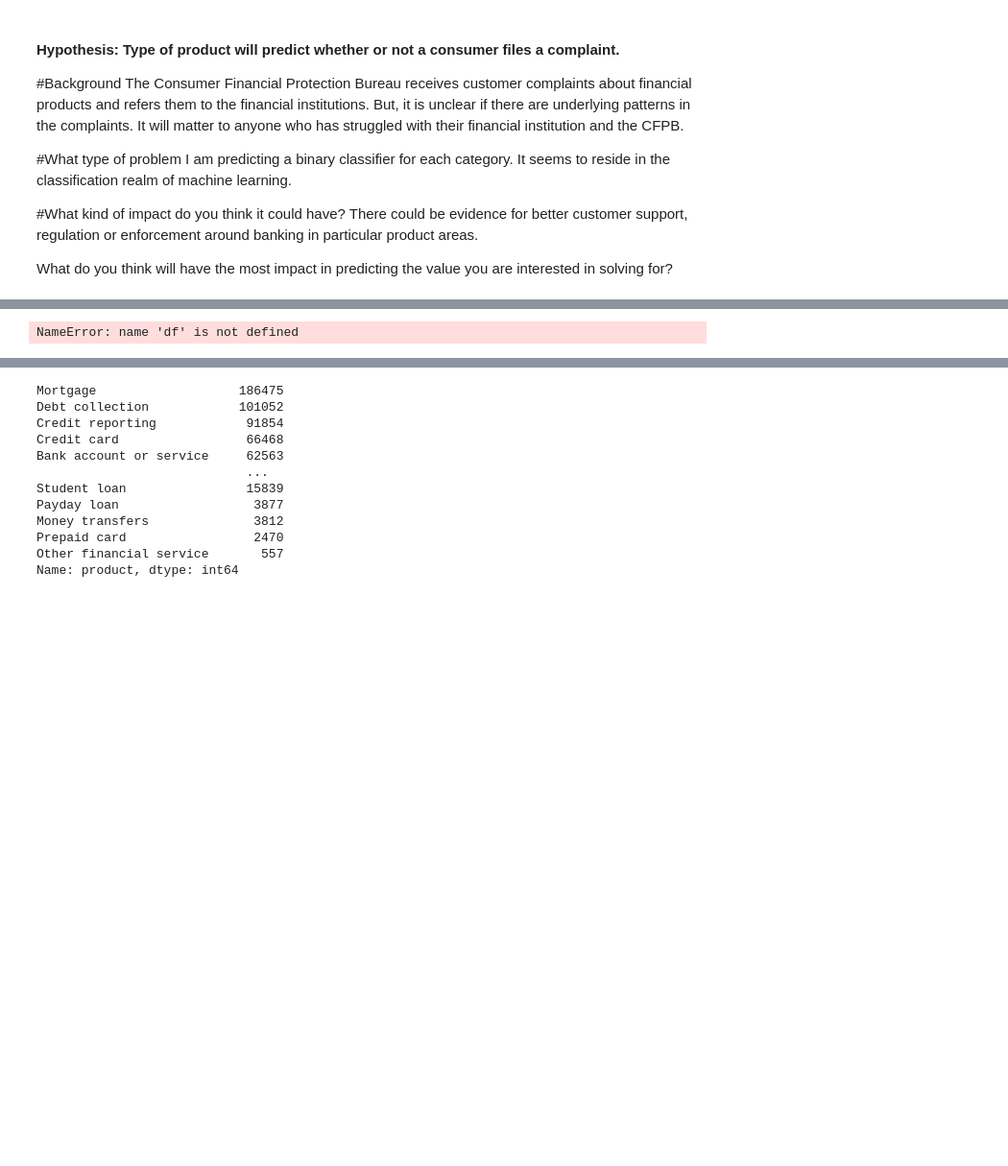
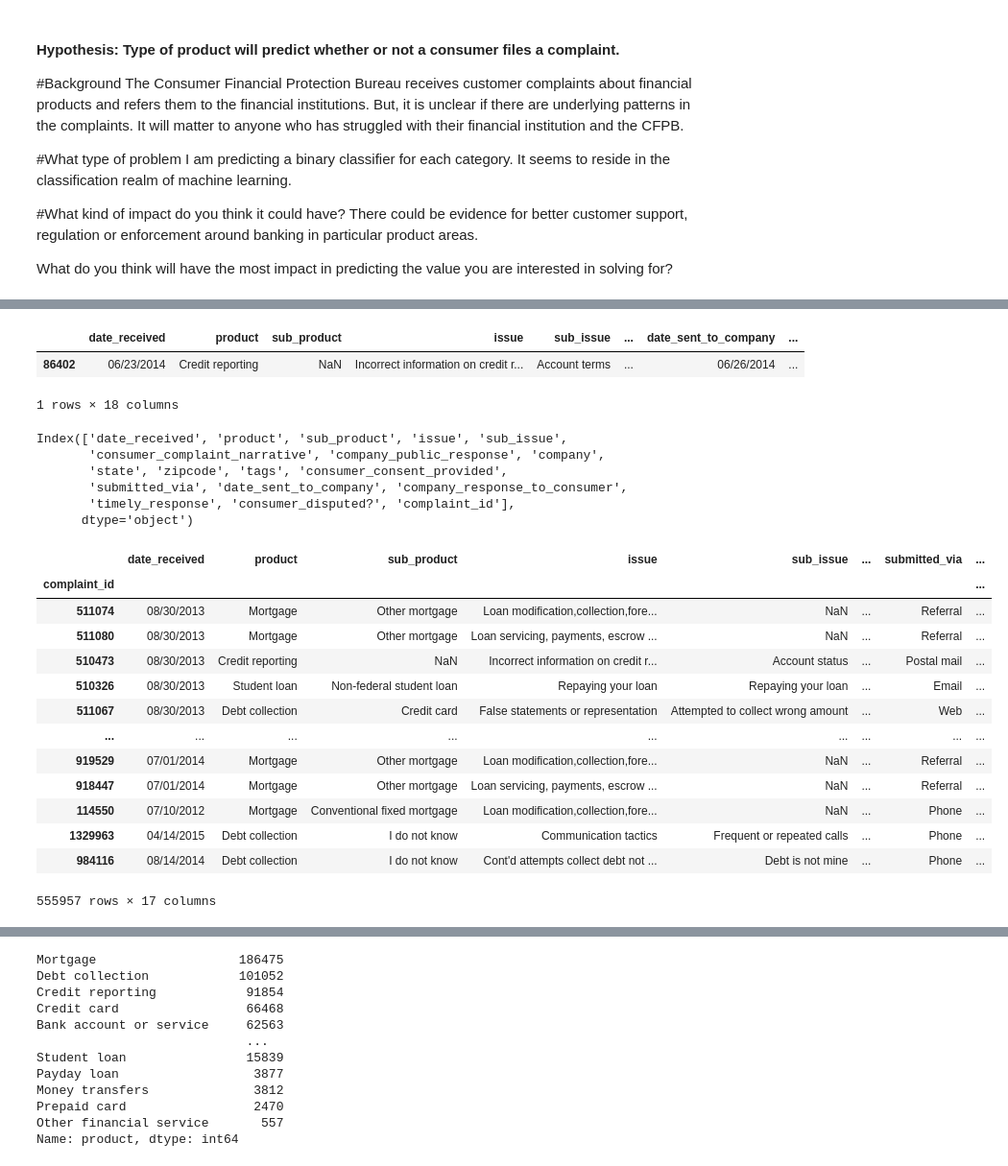
Before and after one commit to Alannna/DS-SF-34, a Jupyter notebook: final-project/2/FinalProject-EDA.ipynb, the cells around one changed output, grey strips where cells are left out. Shown at 96% size. Drawn from its saved outputs; the diff is of its cells as text; code cells hidden in the pictures; blank space fills up the shorter version.

```diff
--- a/final-project/2/FinalProject-EDA.ipynb
+++ b/final-project/2/FinalProject-EDA.ipynb
@@ -25,4 +25,4 @@ There could be evidence for better customer support, regulation or enforcement a
 
 What do you think will have the most impact in predicting the value you are interested in solving for?
 # %%
-df = pd.read_csv(os.path.join('..',"data","consumer_complaints.csv"))
+df = pd.read_csv(os.path.join('..',"data","consumer_complaints.csv.gz"))
@@ -33,11 +39,39 @@ df.head()
+# %%
+df.sample(n = 1%10)
+# %% [output]
+|  | date_received | product | sub_product | issue | sub_issue | ... | date_sent_to_company | ... |
+| 86402 | 06/23/2014 | Credit reporting | NaN | Incorrect information on credit r... | Account terms | ... | 06/26/2014 | ... |
+1 rows × 18 columns
 # %%
 #what columns do we have
 df.columns
+# %% [output]
+Index(['date_received', 'product', 'sub_product', 'issue', 'sub_issue',
+       'consumer_complaint_narrative', 'company_public_response', 'company',
+       'state', 'zipcode', 'tags', 'consumer_consent_provided',
+       'submitted_via', 'date_sent_to_company', 'company_response_to_consumer',
+       'timely_response', 'consumer_disputed?', 'complaint_id'],
+      dtype='object')
+# %%
+df
+# %% [output]
+|  | date_received | product | sub_product | issue | sub_issue | ... | submitted_via | ... |
+| complaint_id |  |  |  |  |  |  |  | ... |
+| 511074 | 08/30/2013 | Mortgage | Other mortgage | Loan modification,collection,fore... | NaN | ... | Referral | ... |
+| 511080 | 08/30/2013 | Mortgage | Other mortgage | Loan servicing, payments, escrow ... | NaN | ... | Referral | ... |
+| 510473 | 08/30/2013 | Credit reporting | NaN | Incorrect information on credit r... | Account status | ... | Postal mail | ... |
+| 510326 | 08/30/2013 | Student loan | Non-federal student loan | Repaying your loan | Repaying your loan | ... | Email | ... |
+| 511067 | 08/30/2013 | Debt collection | Credit card | False statements or representation | Attempted to collect wrong amount | ... | Web | ... |
+| ... | ... | ... | ... | ... | ... | ... | ... | ... |
+| 919529 | 07/01/2014 | Mortgage | Other mortgage | Loan modification,collection,fore... | NaN | ... | Referral | ... |
+| 918447 | 07/01/2014 | Mortgage | Other mortgage | Loan servicing, payments, escrow ... | NaN | ... | Referral | ... |
+| 114550 | 07/10/2012 | Mortgage | Conventional fixed mortgage | Loan modification,collection,fore... | NaN | ... | Phone | ... |
+| 1329963 | 04/14/2015 | Debt collection | I do not know | Communication tactics | Frequent or repeated calls | ... | Phone | ... |
+| 984116 | 08/14/2014 | Debt collection | I do not know | Cont'd attempts collect debt not ... | Debt is not mine | ... | Phone | ... |
+555957 rows × 17 columns
 # %%
 #change complaint id to index
-df.set_index('complaint_id')
+#df = df.set_index('complaint_id')
-# %% [output]
-NameError: name 'df' is not defined
 # %%
 #perhaps i should drop some of these? but, how many?
 
```
Also changed, not shown: parts of 14 cells of this notebook.
